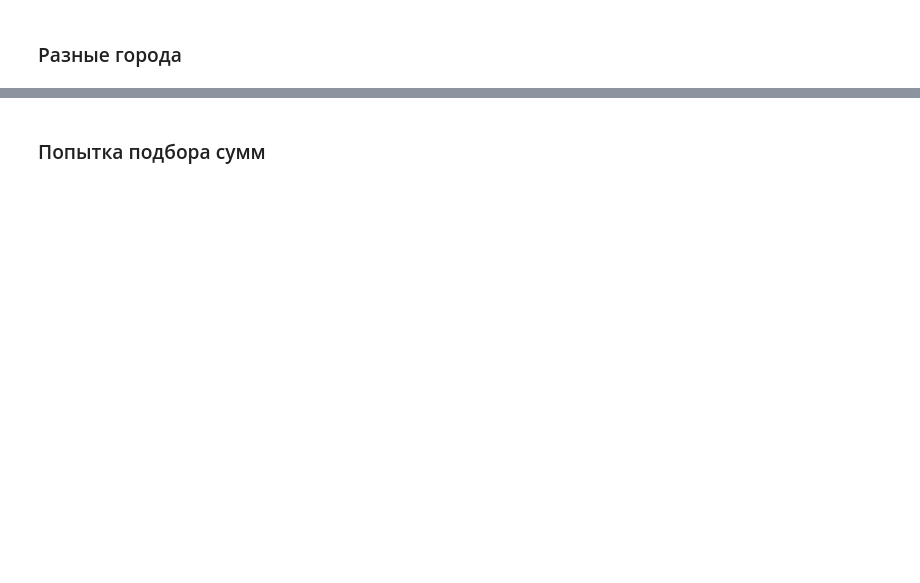
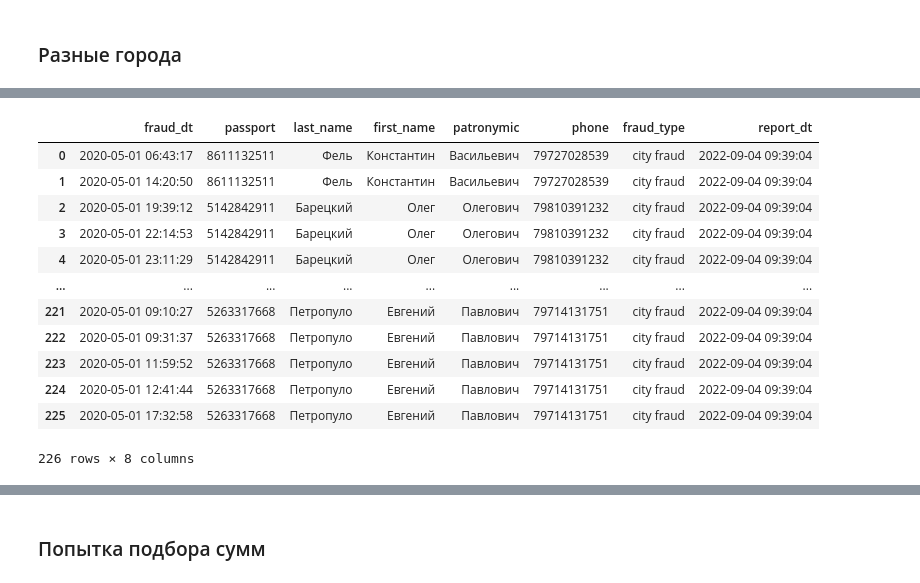
Before and after one commit to NikiIva/DE, a Jupyter notebook: Проект.ipynb, the cells around one changed output, grey strips where cells are left out. Saved outputs shown, nothing was run; the diff lists cells and outputs as text; code cells hidden in the pictures; blank space fills up the shorter version.

```diff
--- a/Проект.ipynb
+++ b/Проект.ipynb
@@ -419,10 +418,9 @@ c.execute('commit')
 
 с метой слегка другая логика - в ней я питоновское представление достаю из sql-таблицы.
 # %%
-conn = cx_Oracle.connect(f"{login}/{password}@51.141.108.8:1521/dereboot")
 c = conn.cursor()
 v = conn.cursor()
-c.execute(r'''select * from dual''')
+c.execute(r"""select 'OK'""")
 for row in c:
     print(row)
 # %% [output]
@@ -525,10 +532,9 @@ for i in range(len(data)):
 # %% [markdown]
 # Основная работа
 # %%
-conn = cx_Oracle.connect(f"{login}/{password}@51.141.108.8:1521/dereboot")
 c = conn.cursor()
 v = conn.cursor()
-c.execute(r'''select * from dual''')
+c.execute(r"""select 'OK'""")
 for row in c:
     print(row)
 # %% [output]
@@ -564,7 +570,7 @@ for i in range(len(stage)):
             terminal_from_sql = class_terminals(row[0], row[1], row[2], row[3])
             if(terminal_from_sql != terminal):
                 print("not equal")
-                v.execute(f"""update {TERMINALS} set end_dt = to_date('{transaction.trans_date}', 'YYYY.MM.DD HH24:MI:SS')
+                v.execute(f"""update {TERMINALS} set end_dt = strftime('%Y-%m-%d %H:%M:%S', '{transaction.trans_date}')
                           where terminal='{terminal.terminal_id}' and end_dt is null""")
                 v.execute(terminal.insert(transaction.trans_date))
 
@@ -582,7 +588,7 @@ for i in range(len(stage)):
         for row in c:
             card_from_sql = class_cards(row[0], row[1])
             if(card_from_sql != card):
-                v.execute(f"""update {CARDS} set end_dt = to_date('{transaction.trans_date}', 'YYYY.MM.DD HH24:MI:SS')
+                v.execute(f"""update {CARDS} set end_dt = strftime('%Y-%m-%d %H:%M:%S', '{transaction.trans_date}')
                           where card_num='{card.card_num}' and end_dt is null""")
                 v.execute(card.insert(transaction.trans_date))
 
@@ -600,7 +606,7 @@ for i in range(len(stage)):
             account_from_sql = class_accounts(row[0], row[1], row[2])
             if(account_from_sql != account):
 #                 print(account.account_num)
-                v.execute(f"""update {ACCOUNTS} set end_dt = to_date('{transaction.trans_date}', 'YYYY.MM.DD HH24:MI:SS')
+                v.execute(f"""update {ACCOUNTS} set end_dt = strftime('%Y-%m-%d %H:%M:%S', '{transaction.trans_date}')
                           where account_num='{account.account_num}' and end_dt is null""")
                 v.execute(account.insert(transaction.trans_date))
 
@@ -616,10 +622,10 @@ for i in range(len(stage)):
         for row in c:
             client_from_sql = class_clients(row[0],row[1],row[2],row[3],row[4],row[5],row[6],row[7])
             if(client_from_sql != client):
-                v.execute(f"""update {CLIENTS} set end_dt = to_date('{transaction.trans_date}', 'YYYY.MM.DD HH24:MI:SS')
+                v.execute(f"""update {CLIENTS} set end_dt = strftime('%Y-%m-%d %H:%M:%S', '{transaction.trans_date}')
                           where client_id='{client.client_id}' and end_dt is null""")
                 v.execute(client.insert(transaction.trans_date))
 
     c.execute("commit")
-    v.execute('commit')
+    # v.execute('commit')
 # %% [output]
@@ -682,5 +699,3 @@ def row_to_fraud_str(row):
             f", описание типа предпалагаемого мошеничества '{row[6]}'" +
             f", время построения отчета '{row[7]}'" +
             "\n")
-# %%
-f = open('text.txt', 'a')
@@ -809,0 +845,61 @@ Timestamp('2020-05-02 00:15:00')
+# %%
+cityDf = pd.read_sql_query(f"""
+select
+    fraud_dt,
+    passport,
+    last_name,
+    first_name,
+    patronymic,
+    phone,
+    'city fraud' as fraud_type,
+    strftime('%Y-%m-%d %H:%M:%S', 'now') as report_dt
+from
+(
+    select
+        t.*
+    from
+    (
+        select
+            trans_id,
+            trans_date
+            , {ACCOUNTS}.client as client
+            , trans_date as dt
+             , LAG (trans_date , 1 , strftime('%Y-%m-%d %H:%M:%S', '1900.01.01 10:10:10')) OVER (PARTITION by client order by trans_date)  as lag_dt
+             , CAST(strftime('%s', trans_date) as integer) - CAST(strftime('%s', LAG (trans_date , 1 , strftime('%Y-%m-%d %H:%M:%S', '1900.01.01 10:10:10')) OVER (PARTITION by client order by trans_date)) as integer) as diff --разница в секундах
+            , terminal_city
+            , LAG (terminal_city, 1, null) OVER (PARTITION by client order by trans_date) as city2
+            , trans_date as fraud_dt
+            , passport_num as passport
+            , last_name
+            , first_name
+            , patronymic
+            , phone
+        from {TRANSACTION}
+            left join {CARDS} on {TRANSACTION}.card_num = {CARDS}.card_num
+            left join {ACCOUNTS} on {CARDS}.account_num = {ACCOUNTS}.account_num
+            left join {CLIENTS} on  {ACCOUNTS}.client = {CLIENTS}.client_id
+            left join {TERMINALS} on {TERMINALS}.terminal = {TRANSACTION}.terminal
+        where trans_date > strftime('%Y-%m-%d %H:%M:%S', '{meta_instance.city_date}')
+        and {getter_cards_accounts_clients_terminals()}
+        order by client_id, trans_date
+    ) t
+    where diff <= 60 * 60
+        and terminal_city != city2
+        and trans_date > strftime('%Y-%m-%d %H:%M:%S', '{get_date(meta_instance.last_update_date)}')
+) ret
+""", conn)
+cityDf
+# %% [output]
+|  | fraud_dt | passport | last_name | first_name | patronymic | phone | fraud_type | report_dt |
+| 0 | 2020-05-01 06:43:17 | 8611132511 | Фель | Константин | Васильевич | 79727028539 | city fraud | 2022-09-04 09:39:04 |
+| 1 | 2020-05-01 14:20:50 | 8611132511 | Фель | Константин | Васильевич | 79727028539 | city fraud | 2022-09-04 09:39:04 |
+| 2 | 2020-05-01 19:39:12 | 5142842911 | Барецкий | Олег | Олегович | 79810391232 | city fraud | 2022-09-04 09:39:04 |
+| 3 | 2020-05-01 22:14:53 | 5142842911 | Барецкий | Олег | Олегович | 79810391232 | city fraud | 2022-09-04 09:39:04 |
+| 4 | 2020-05-01 23:11:29 | 5142842911 | Барецкий | Олег | Олегович | 79810391232 | city fraud | 2022-09-04 09:39:04 |
+| ... | ... | ... | ... | ... | ... | ... | ... | ... |
+| 221 | 2020-05-01 09:10:27 | 5263317668 | Петропуло | Евгений | Павлович | 79714131751 | city fraud | 2022-09-04 09:39:04 |
+| 222 | 2020-05-01 09:31:37 | 5263317668 | Петропуло | Евгений | Павлович | 79714131751 | city fraud | 2022-09-04 09:39:04 |
+| 223 | 2020-05-01 11:59:52 | 5263317668 | Петропуло | Евгений | Павлович | 79714131751 | city fraud | 2022-09-04 09:39:04 |
+| 224 | 2020-05-01 12:41:44 | 5263317668 | Петропуло | Евгений | Павлович | 79714131751 | city fraud | 2022-09-04 09:39:04 |
+| 225 | 2020-05-01 17:32:58 | 5263317668 | Петропуло | Евгений | Павлович | 79714131751 | city fraud | 2022-09-04 09:39:04 |
+226 rows × 8 columns
```
Also changed, not shown: parts of 94 cells of this notebook.
